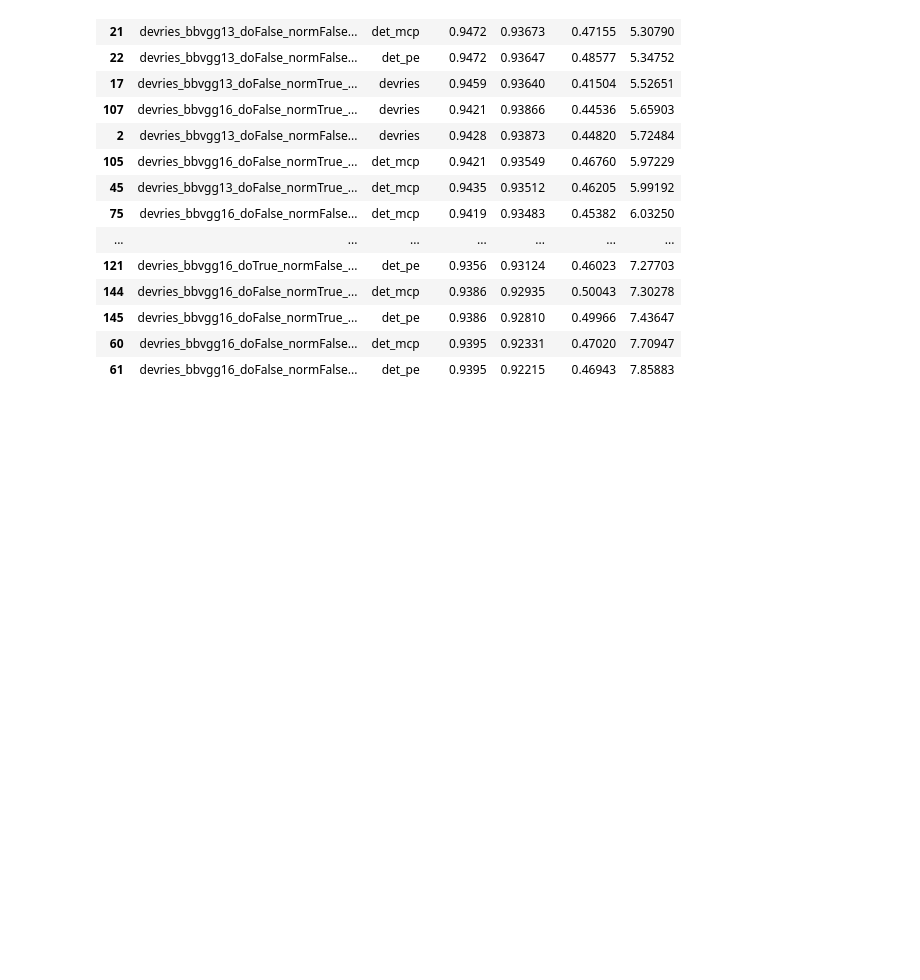
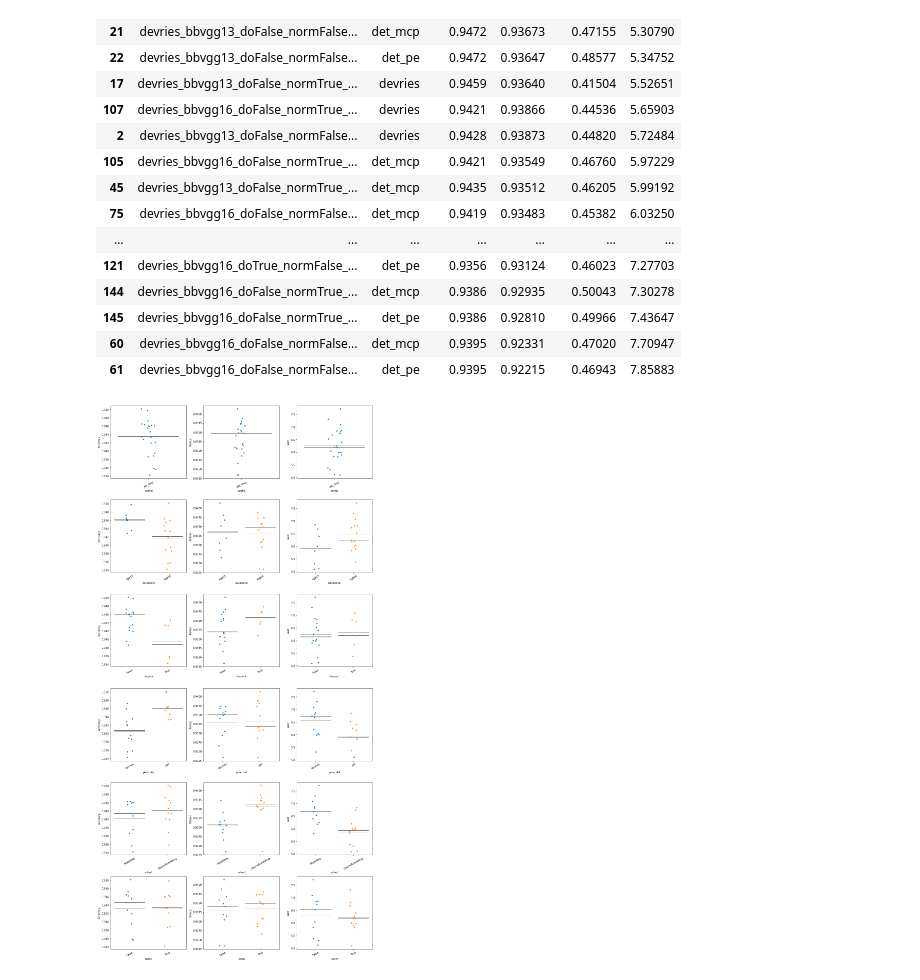
Before and after one commit to IML-DKFZ/fd-shifts, a Jupyter notebook: notebooks/devries_sweep_analysis.ipynb, the cells around one changed output. Drawn from its saved outputs; the diff is of its cells as text; code cells hidden in the pictures; blank space fills up the shorter version.

```diff
--- a/notebooks/devries_sweep_analysis.ipynb
+++ b/notebooks/devries_sweep_analysis.ipynb
@@ -113,3 +114,29 @@ df[(df.study == "iid_study") & ~(df.name.str.contains("det"))][["name", "confid"
 # %%
 ##  observations:
 ##  iid: cosine > multilr. norm equal. vgg16_do_false: good accuracy, horrible auc/aurc. if vgg16, then with do.
+# %%
+meanprops = dict(linestyle='-', linewidth=1, color='k', alpha=0.5)
+whiskerprops=dict(linestyle='-', linewidth=0)
+# %%
+df["backbone"] = df.apply(lambda row: row["name"].split("bb")[1].split("_")[0], axis=1)
+df["dropout"] = df.apply(lambda row: row["name"].split("do")[1].split("_")[0], axis=1)
+df["sched"] = df.apply(lambda row: row["name"].split("sched")[1], axis=1)
+df["pure_det"] = df.apply(lambda row: row["name"].split("_")[0], axis=1)
+df["norm"] = df.apply(lambda row: row["name"].split("norm")[1].split("_")[0], axis=1)
+# %%
+data =  df[(df.study == "iid_study") & (df.confid=="det_mcp") ]
+#data =  df[(df.study == "iid_study")  & (df.backbone == "vgg16") ]
+dims = ["confid", "backbone", "dropout", "pure_det", "sched", "norm"]
+metrics = ["accuracy", "failauc", "aurc"]
+scale = 5
+f, axs = plt.subplots(nrows=len(dims), ncols=len(metrics), figsize=(len(metrics)*scale, len(dims)*scale))
+for xix, dim in enumerate(dims):
+    for yix, metric in enumerate(metrics):
+        y = metric
+        sns.stripplot(ax=axs[xix, yix], x=dim, y=metric, data=data)
+        sns.boxplot(ax=axs[xix, yix], x=dim, y=metric, data=data, saturation=0, showbox=False, showcaps=False, showfliers=False, whiskerprops=whiskerprops, showmeans=True, meanprops=meanprops, meanline=True)
+        axs[xix, yix].set_xticklabels(axs[xix, yix].get_xticklabels(),rotation=30)
+
+plt.tight_layout()
+# %% [output]
+[figure, added]
```
Also changed, not shown: parts of 5 cells of this notebook, 15 other files.
